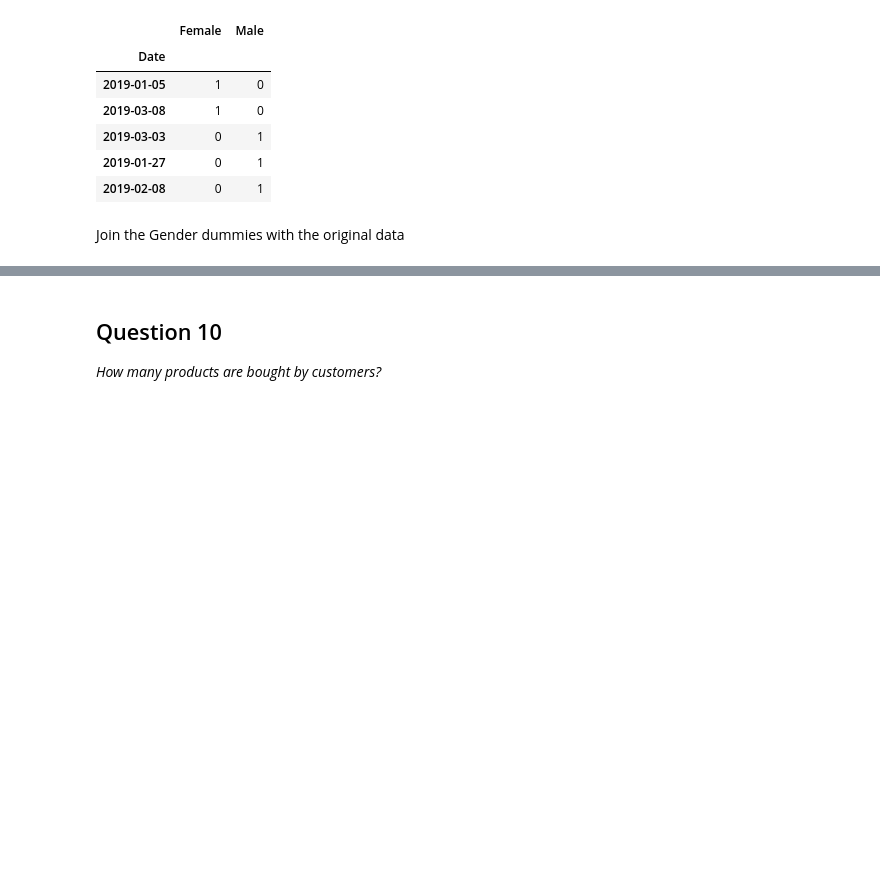
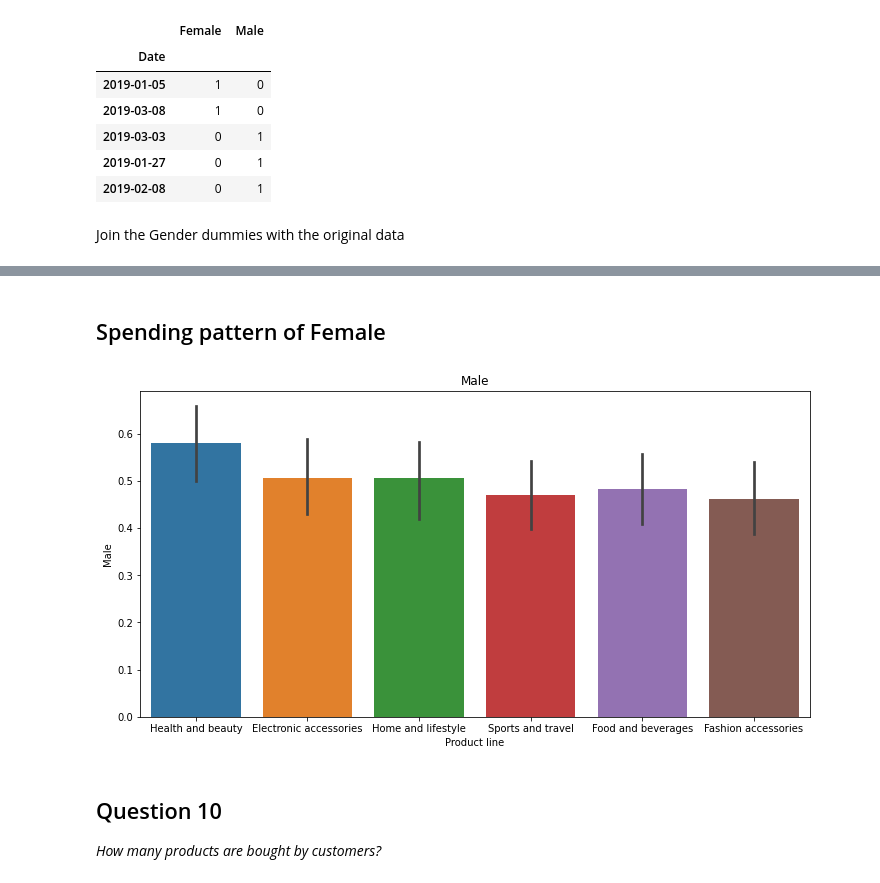
Before and after one commit to TueHellsternKea/study, a Jupyter notebook: 4sem/06-Machine_Learning_1/data/eda.ipynb, the cells around one changed output, grey strips where cells are left out. Saved outputs shown, nothing was run; the diff lists cells and outputs as text; code cells hidden in the pictures; blank space fills up the shorter version.

```diff
--- a/4sem/06-Machine_Learning_1/data/eda.ipynb
+++ b/4sem/06-Machine_Learning_1/data/eda.ipynb
@@ -293,3 +294,12 @@ plt.savefig("uni13.png")
+# %% [markdown]
+## Spending pattern of Female
+# %%
+plt.figure(figsize = (12,6))
+sns.barplot(x = 'Product line', y = 'Male', data = df1)
+plt.title('Male')
+plt.savefig("uni13.png")
+# %% [output]
+[figure, added]
 # %% [markdown]
 ## Question 10
 *How many products are bought by customers?*
```
Also changed, not shown: parts of 19 cells of this notebook, 22 other files.
